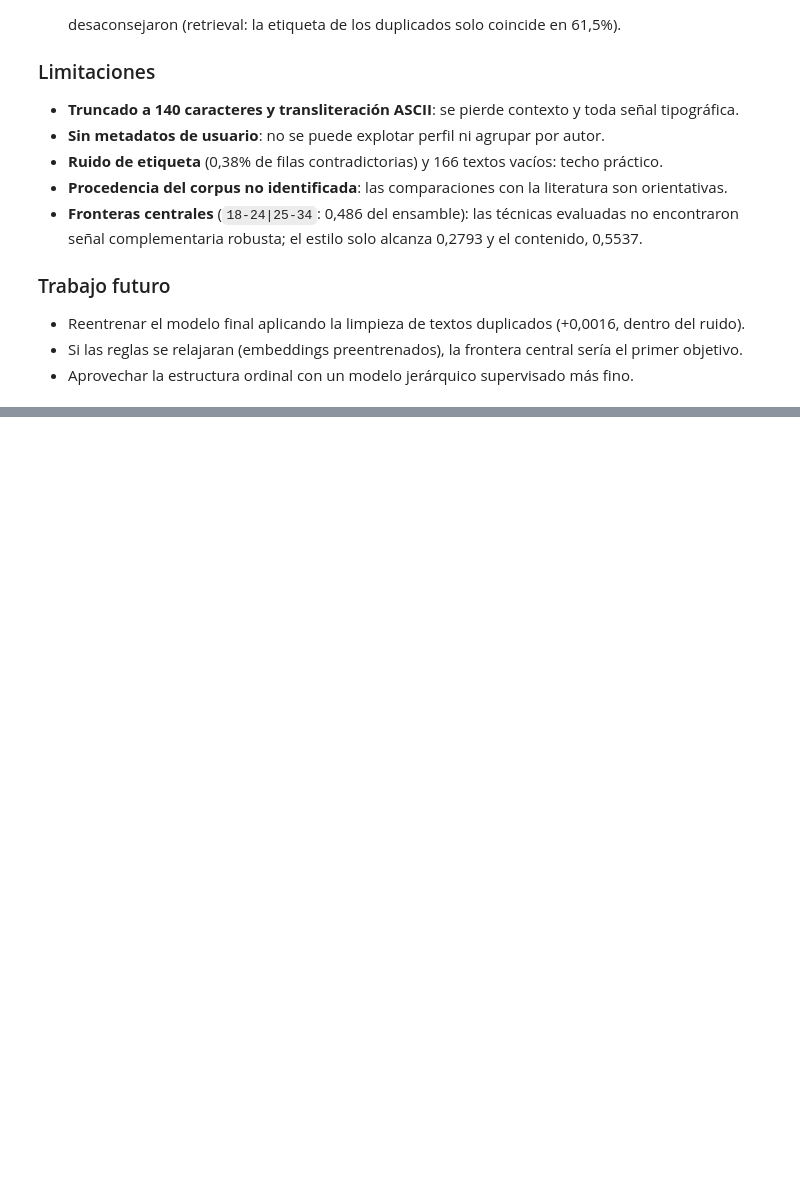
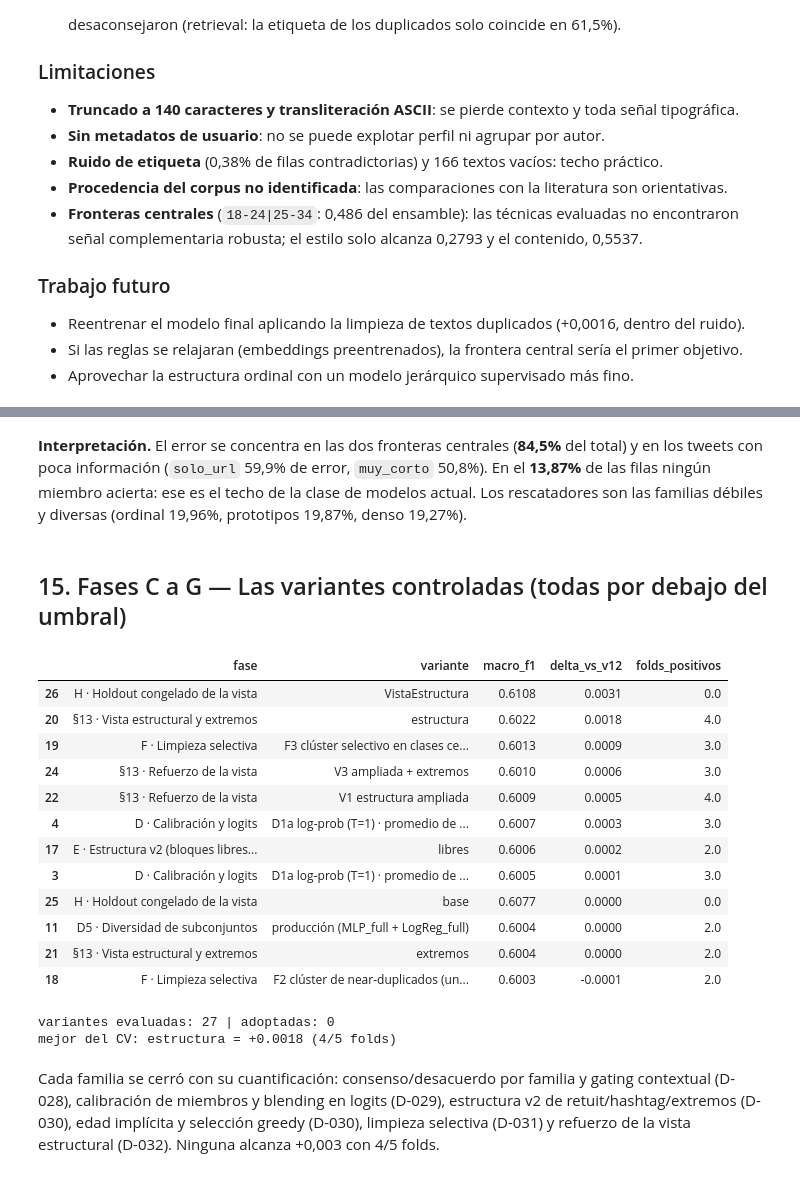
Before and after one commit to Garnica1999/PLN, a Jupyter notebook: KAGGLE_AGE_2026_PUJ/notebooks/99_entrega_consolidado.ipynb, the cells around one changed output, grey strips where cells are left out. Saved outputs shown, nothing was run; the diff lists cells and outputs as text; code cells hidden in the pictures; blank space fills up the shorter version.

```diff
--- a/KAGGLE_AGE_2026_PUJ/notebooks/99_entrega_consolidado.ipynb
+++ b/KAGGLE_AGE_2026_PUJ/notebooks/99_entrega_consolidado.ipynb
@@ -499,0 +582,41 @@ VERIFICACIÓN FINAL
+# %% [markdown]
+**Interpretación.** El error se concentra en las dos fronteras centrales (**84,5%** del total) y en
+los tweets con poca información (`solo_url` 59,9% de error, `muy_corto` 50,8%). En el **13,87%** de las
+filas ningún miembro acierta: ese es el techo de la clase de modelos actual. Los rescatadores son las
+familias débiles y diversas (ordinal 19,96%, prototipos 19,87%, denso 19,27%).
+# %% [markdown]
+## 15. Fases C a G — Las variantes controladas (todas por debajo del umbral)
+# %%
+variantes = pd.DataFrame(load("phase20_resumen.json")["variantes"])
+assert len(variantes) == 27
+assert load("phase20_resumen.json")["adoptadas"] == []
+resumen_cv = variantes[~variantes["fase"].str.startswith("H")]
+mejor_cv = resumen_cv.loc[resumen_cv["delta_vs_v12"].astype(float).idxmax()]
+assert abs(float(mejor_cv["delta_vs_v12"]) - 0.0018) < 0.0002, mejor_cv.to_dict()
+assert int(mejor_cv["folds_positivos"]) == 4
+display(variantes[["fase", "variante", "macro_f1", "delta_vs_v12", "folds_positivos"]]
+        .sort_values("delta_vs_v12", ascending=False).head(12))
+print(f"variantes evaluadas: {len(variantes)} | adoptadas: 0")
+print(f"mejor del CV: {mejor_cv['variante']} = {float(mejor_cv['delta_vs_v12']):+.4f} "
+      f"({int(mejor_cv['folds_positivos'])}/5 folds)")
+# %% [output]
+|  | fase | variante | macro_f1 | delta_vs_v12 | folds_positivos |
+| 26 | H · Holdout congelado de la vista | VistaEstructura | 0.6108 | 0.0031 | 0.0 |
+| 20 | §13 · Vista estructural y extremos | estructura | 0.6022 | 0.0018 | 4.0 |
+| 19 | F · Limpieza selectiva | F3 clúster selectivo en clases ce... | 0.6013 | 0.0009 | 3.0 |
+| 24 | §13 · Refuerzo de la vista | V3 ampliada + extremos | 0.6010 | 0.0006 | 3.0 |
+| 22 | §13 · Refuerzo de la vista | V1 estructura ampliada | 0.6009 | 0.0005 | 4.0 |
+| 4 | D · Calibración y logits | D1a log-prob (T=1) · promedio de ... | 0.6007 | 0.0003 | 3.0 |
+| 17 | E · Estructura v2 (bloques libres... | libres | 0.6006 | 0.0002 | 2.0 |
+| 3 | D · Calibración y logits | D1a log-prob (T=1) · promedio de ... | 0.6005 | 0.0001 | 3.0 |
+| 25 | H · Holdout congelado de la vista | base | 0.6077 | 0.0000 | 0.0 |
+| 11 | D5 · Diversidad de subconjuntos | producción (MLP_full + LogReg_full) | 0.6004 | 0.0000 | 2.0 |
+| 21 | §13 · Vista estructural y extremos | extremos | 0.6004 | 0.0000 | 2.0 |
+| 18 | F · Limpieza selectiva | F2 clúster de near-duplicados (un... | 0.6003 | -0.0001 | 2.0 |
+variantes evaluadas: 27 | adoptadas: 0
+mejor del CV: estructura = +0.0018 (4/5 folds)
+# %% [markdown]
+Cada familia se cerró con su cuantificación: consenso/desacuerdo por familia y gating contextual
+(D-028), calibración de miembros y blending en logits (D-029), estructura v2 de retuit/hashtag/extremos
+(D-030), edad implícita y selección greedy (D-030), limpieza selectiva (D-031) y refuerzo de la vista
+estructural (D-032). Ninguna alcanza +0,003 con 4/5 folds.
```
Also changed, not shown: parts of 17 cells of this notebook, 54 other files.
